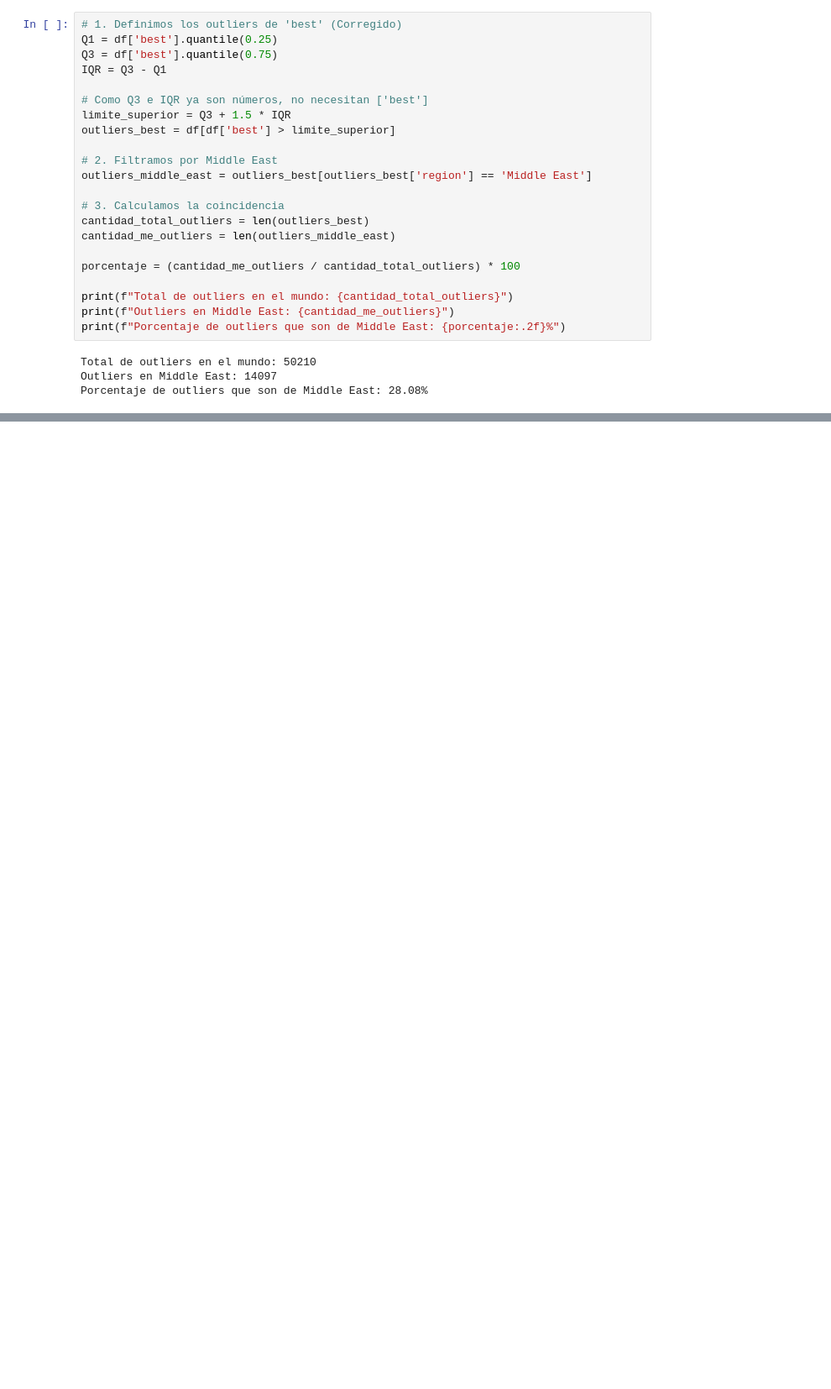
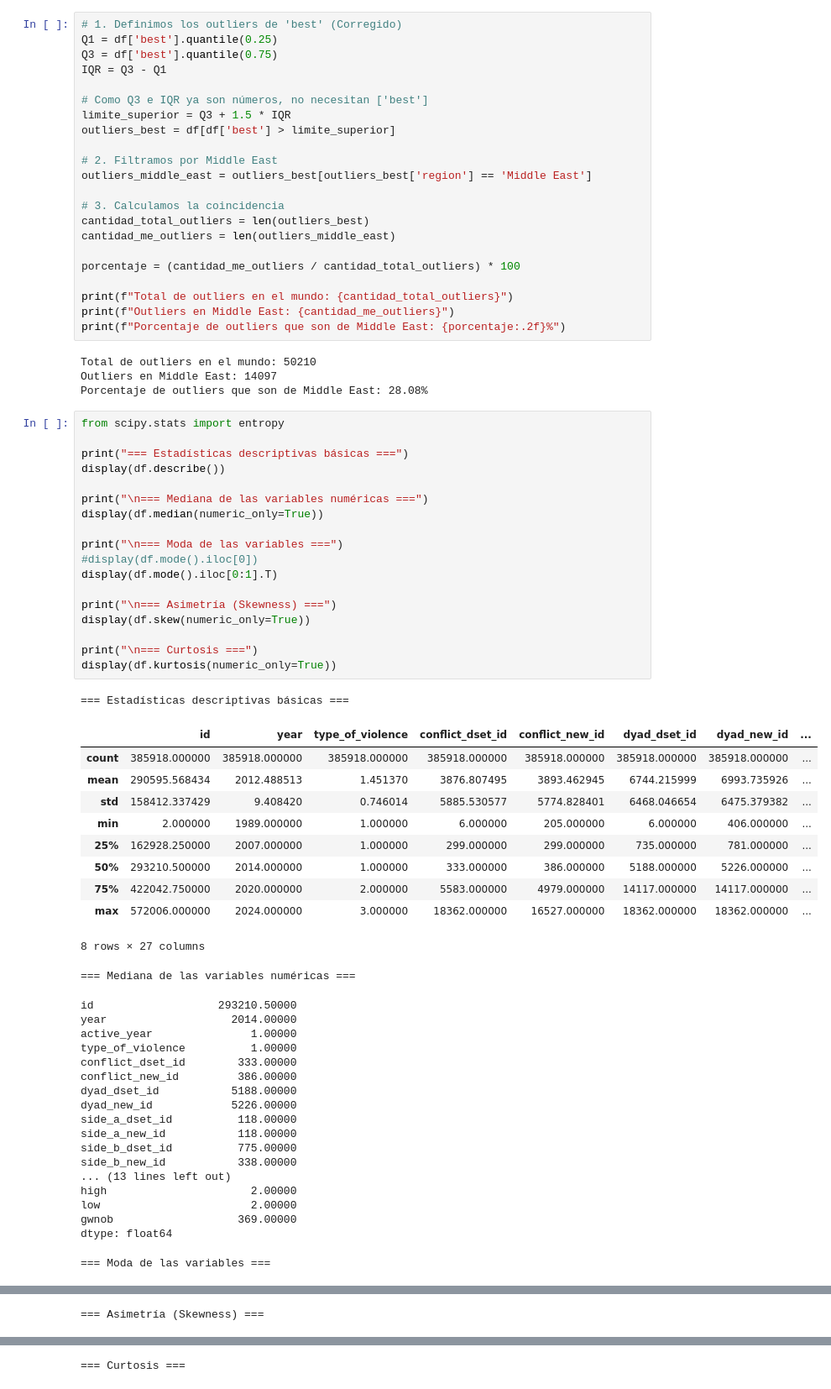
Before and after one commit to Lourdes-Tolotto/CEIA_Analisis_de_datos, a Jupyter notebook: Ejercicios/Ejercicios Grupales/Ejercicio Grupal 1.ipynb, the cells around one changed output, grey strips where cells are left out. Shown at 84% size. Cells and saved outputs as stored; diff of their text form; blank space fills up the shorter version.

```diff
--- a/Ejercicios/Ejercicios Grupales/Ejercicio Grupal 1.ipynb
+++ b/Ejercicios/Ejercicios Grupales/Ejercicio Grupal 1.ipynb
@@ -375,3 +390,52 @@ print(f"Porcentaje de outliers que son de Middle East: {porcentaje:.2f}%")
 Total de outliers en el mundo: 50210
 Outliers en Middle East: 14097
 Porcentaje de outliers que son de Middle East: 28.08%
+# %%
+from scipy.stats import entropy
+
+print("=== Estadísticas descriptivas básicas ===")
+display(df.describe())
+
+print("\n=== Mediana de las variables numéricas ===")
+display(df.median(numeric_only=True))
+
+print("\n=== Moda de las variables ===")
+#display(df.mode().iloc[0])
+display(df.mode().iloc[0:1].T)
+
+print("\n=== Asimetría (Skewness) ===")
+display(df.skew(numeric_only=True))
+
+print("\n=== Curtosis ===")
+display(df.kurtosis(numeric_only=True))
+# %% [output]
+=== Estadísticas descriptivas básicas ===
+|  | id | year | type_of_violence | conflict_dset_id | conflict_new_id | dyad_dset_id | dyad_new_id | ... |
+| count | 385918.000000 | 385918.000000 | 385918.000000 | 385918.000000 | 385918.000000 | 385918.000000 | 385918.000000 | ... |
+| mean | 290595.568434 | 2012.488513 | 1.451370 | 3876.807495 | 3893.462945 | 6744.215999 | 6993.735926 | ... |
+| std | 158412.337429 | 9.408420 | 0.746014 | 5885.530577 | 5774.828401 | 6468.046654 | 6475.379382 | ... |
+| min | 2.000000 | 1989.000000 | 1.000000 | 6.000000 | 205.000000 | 6.000000 | 406.000000 | ... |
+| 25% | 162928.250000 | 2007.000000 | 1.000000 | 299.000000 | 299.000000 | 735.000000 | 781.000000 | ... |
+| 50% | 293210.500000 | 2014.000000 | 1.000000 | 333.000000 | 386.000000 | 5188.000000 | 5226.000000 | ... |
+| 75% | 422042.750000 | 2020.000000 | 2.000000 | 5583.000000 | 4979.000000 | 14117.000000 | 14117.000000 | ... |
+| max | 572006.000000 | 2024.000000 | 3.000000 | 18362.000000 | 16527.000000 | 18362.000000 | 18362.000000 | ... |
+8 rows × 27 columns
+=== Mediana de las variables numéricas ===
+id                   293210.50000
+year                   2014.00000
+active_year               1.00000
+type_of_violence          1.00000
+conflict_dset_id        333.00000
+conflict_new_id         386.00000
+dyad_dset_id           5188.00000
+dyad_new_id            5226.00000
+side_a_dset_id          118.00000
+side_a_new_id           118.00000
+side_b_dset_id          775.00000
+side_b_new_id           338.00000
+... (13 lines left out)
+high                      2.00000
+low                       2.00000
+gwnob                   369.00000
+dtype: float64
+=== Moda de las variables ===
@@ -377,0 +459 @@ Porcentaje de outliers que son de Middle East: 28.08%
+=== Asimetría (Skewness) ===
@@ -377,0 +477 @@ Porcentaje de outliers que son de Middle East: 28.08%
+=== Curtosis ===
```
Also changed, not shown: parts of 5 cells of this notebook.
